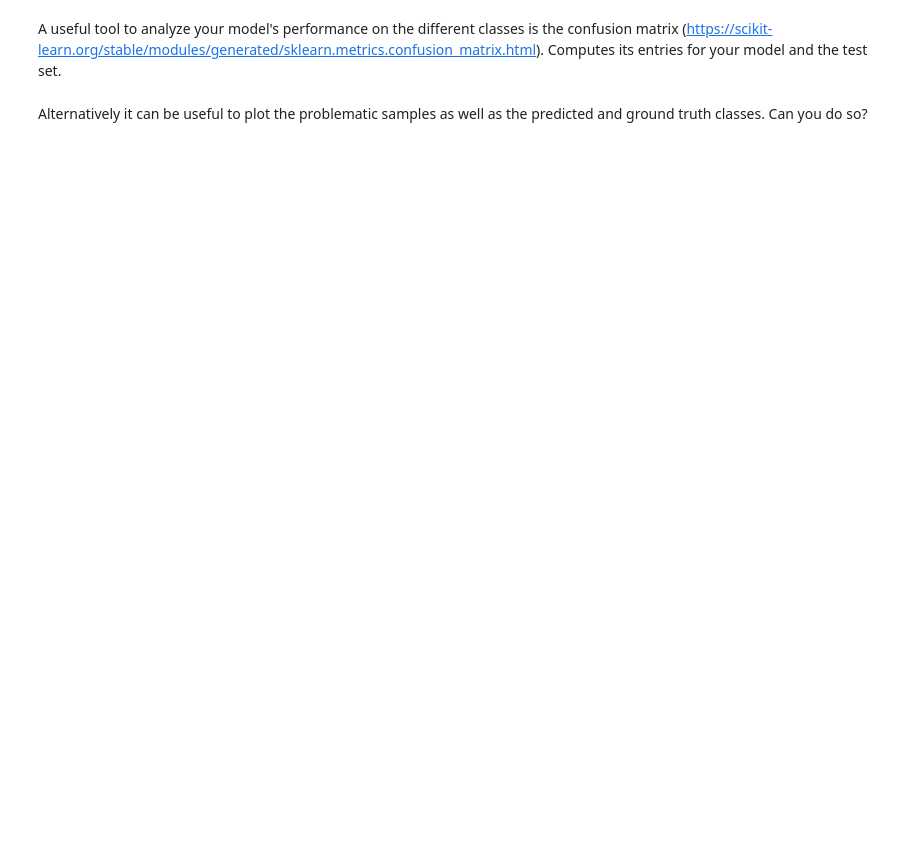
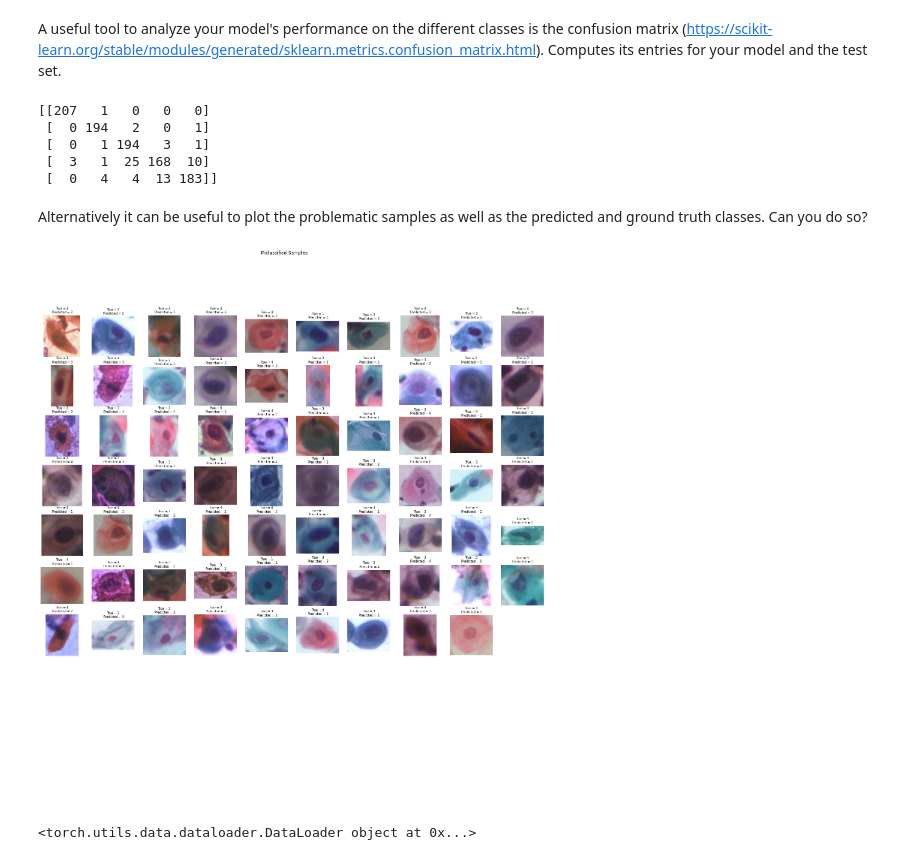
Before and after one commit to beckersven/iapr, a Jupyter notebook: labs/lab_03_classification.ipynb, the cells around one changed output. Saved outputs shown, nothing was run; the diff lists cells and outputs as text; code cells hidden in the pictures; blank space fills up the shorter version.

Commit message:
part 2

```diff
--- a/labs/lab_03_classification.ipynb
+++ b/labs/lab_03_classification.ipynb
@@ -385,7 +377,9 @@ def accuracy(outputs, labels):
     Computes the accuracy of predictions based on the model outputs (NxK: N samples, K classes)
     and the labels (N: N samples).
     """
-    ### YOUR CODE
+    _, predicted = torch.max(F.softmax(outputs).data, 1)
+    accuracy = ((labels == predicted).sum())/len(labels)
+    return accuracy
 # %% [markdown]
 Implement a funtion `train` that forwards the complete training set through your model (= 1 epoch) and updates its parameters after each forward pass. To keep track of the training process make sure to at least return the accuracy of the model and the average loss it incurred through the current epoch.
 # %%
@@ -499,2 +535,19 @@ A useful tool to analyze your model's performance on the different classes is th
+# %%
+# Display the confusion matrix
+
+from sklearn.metrics import confusion_matrix
+
+classes=[0, 1, 2, 3, 4]
+_, test_full_predicted = torch.max(F.softmax(test_full_outputs).data, dim=1)
+
+
+cm = confusion_matrix(test_full_labels, test_full_predicted, labels=classes)
+print(cm)
+# %% [output]
+[[207   1   0   0   0]
+ [  0 194   2   0   1]
+ [  0   1 194   3   1]
+ [  3   1  25 168  10]
+ [  0   4   4  13 183]]
 # %% [markdown]
 Alternatively it can be useful to plot the problematic samples as well as the predicted and ground truth classes. Can you do so?
@@ -506,0 +554,31 @@ Alternatively it can be useful to plot the problematic samples as well as the pr
+# %%
+# Find the misclassified samples
+misclassified_indices = np.argwhere(test_full_labels != test_full_predicted)
+misclassified_labels = test_full_labels[misclassified_indices]
+misclassified_paths = test_full_paths[misclassified_indices]
+misclassified_predictions = test_full_predicted[misclassified_indices]
+
+
+fig, ax = plt.subplots(10, 10, figsize=(24,24))
+
+for i in range(10):
+    for j in range(10):
+        if ((i*10)+j) < len(misclassified_indices[0]):
+            path = '../data/lab-03-data/part2/' + str(misclassified_paths[0][(i*10)+j])
+            image = Image.open(path, "r")
+            label = int(misclassified_labels[0][(i*10)+j])
+            prediction = int(misclassified_predictions[0][(i*10)+j])
+            ax[i, j].imshow(image)
+            ax[i, j].set_title("True = "+ str(label) + "\n Predicted = "+ str(prediction), fontsize=8)
+        else:
+            break
+
+[a.axis('off') for a in ax.ravel()]
+plt.suptitle("Miclassified Samples")
+plt.show()
+# %% [output]
+[figure, added]
+# %%
+print(test_loader)
+# %% [output]
+<torch.utils.data.dataloader.DataLoader object at 0x...>
```
Also changed, not shown: parts of 10 cells of this notebook.
